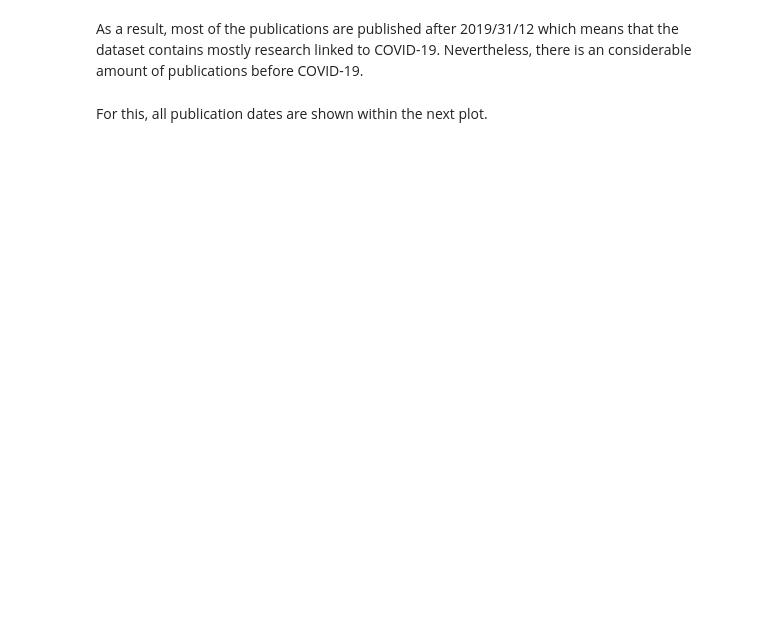
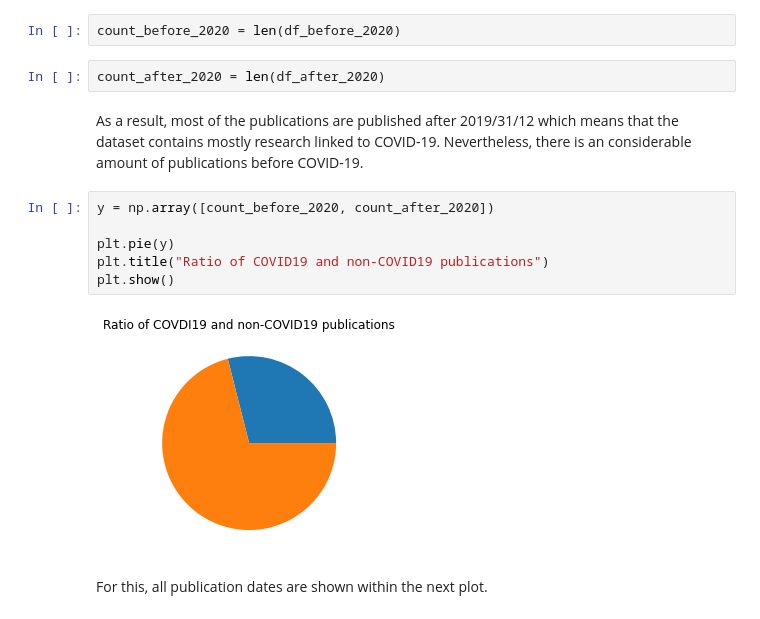
Before and after one commit to kopatri/cs5099masterthesis, a Jupyter notebook: notebooks/CORD-19-explore-dataset-cs5099.ipynb, the cells around one changed output. Cells and saved outputs as stored; diff of their text form; blank space fills up the shorter version.

```diff
--- a/notebooks/CORD-19-explore-dataset-cs5099.ipynb
+++ b/notebooks/CORD-19-explore-dataset-cs5099.ipynb
@@ -627,5 +619,17 @@ len(df_after_2020)
+# %%
+count_before_2020 = len(df_before_2020)
+# %%
+count_after_2020 = len(df_after_2020)
 # %% [markdown]
 As a result, most of the publications are published after 2019/31/12 which means that the dataset contains mostly research linked to COVID-19. Nevertheless, there is an considerable amount of publications before COVID-19.
+# %%
+y = np.array([count_before_2020, count_after_2020])
+
+plt.pie(y)
+plt.title("Ratio of COVID19 and non-COVID19 publications")
+plt.show()
+# %% [output]
+[figure, added]
 # %% [markdown]
 For this, all publication dates are shown within the next plot.
 # %%
```
Also changed, not shown: parts of 3 cells of this notebook, 4 other files.
